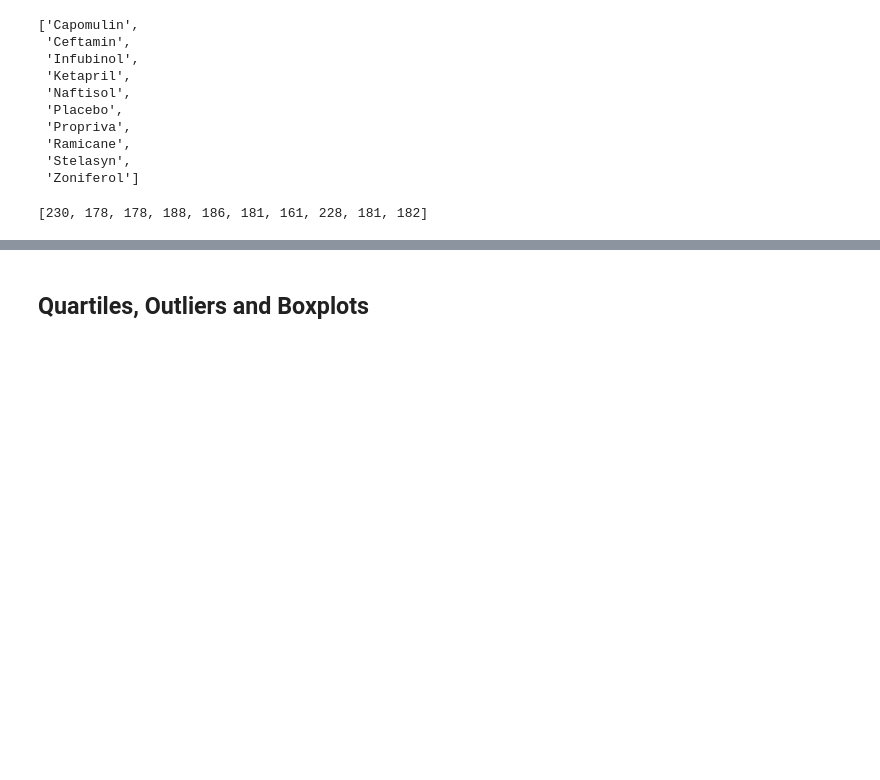
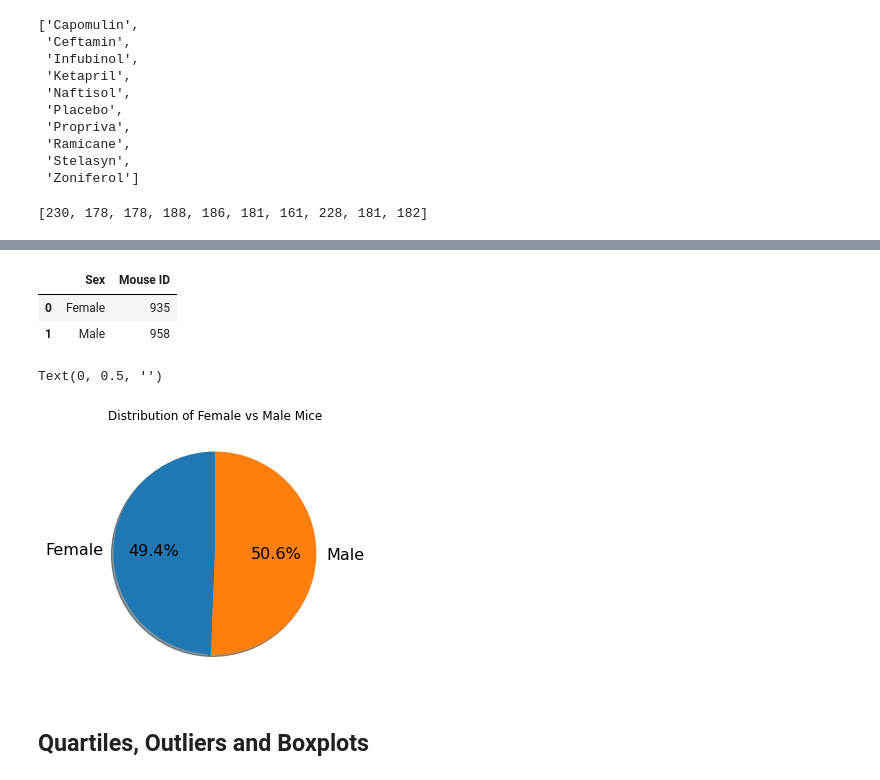
Before and after one commit to KendallMcCroy/Matplotlib-Homework-5, a Jupyter notebook: Pymaceuticals/pymaceuticals_starter.ipynb, the cells around one changed output, grey strips where cells are left out. Saved outputs shown, nothing was run; the diff lists cells and outputs as text; code cells hidden in the pictures; blank space fills up the shorter version.

```diff
--- a/Pymaceuticals/pymaceuticals_starter.ipynb
+++ b/Pymaceuticals/pymaceuticals_starter.ipynb
@@ -177,5 +184,29 @@ plt.xlabel("Drug Regimen")
 # %%
 # Generate a pie plot showing the distribution of female versus male mice using Pandas
+# Create a gender data frame
+gender = pd.DataFrame(combined_df.groupby(["Sex"]).count()).reset_index()
+gender.head()
+
+# Consolidate to two rows
+gender_df = gender[["Sex", "Mouse ID"]]
+gender_df.head()
+# %% [output]
+|  | Sex | Mouse ID |
+| 0 | Female | 935 |
+| 1 | Male | 958 |
+# %%
+# Pie Chart
+plt.figure(figsize=(10,5))
+
+ax1 = plt.subplot(121, aspect="equal")
+gender_df.plot(kind="pie", y = "Mouse ID", ax=ax1, autopct='%.1f%%',
+              startangle=90, shadow=True, labels=gender_df["Sex"], legend = False, fontsize = 16)
+
+plt.title("Distribution of Female vs Male Mice")
+plt.ylabel("")
+# %% [output]
+Text(0, 0.5, '')
+[figure, added]
 # %%
 # Generate a pie plot showing the distribution of female versus male mice using pyplot
 # %% [markdown]
```
Also changed, not shown: parts of 3 cells of this notebook.
